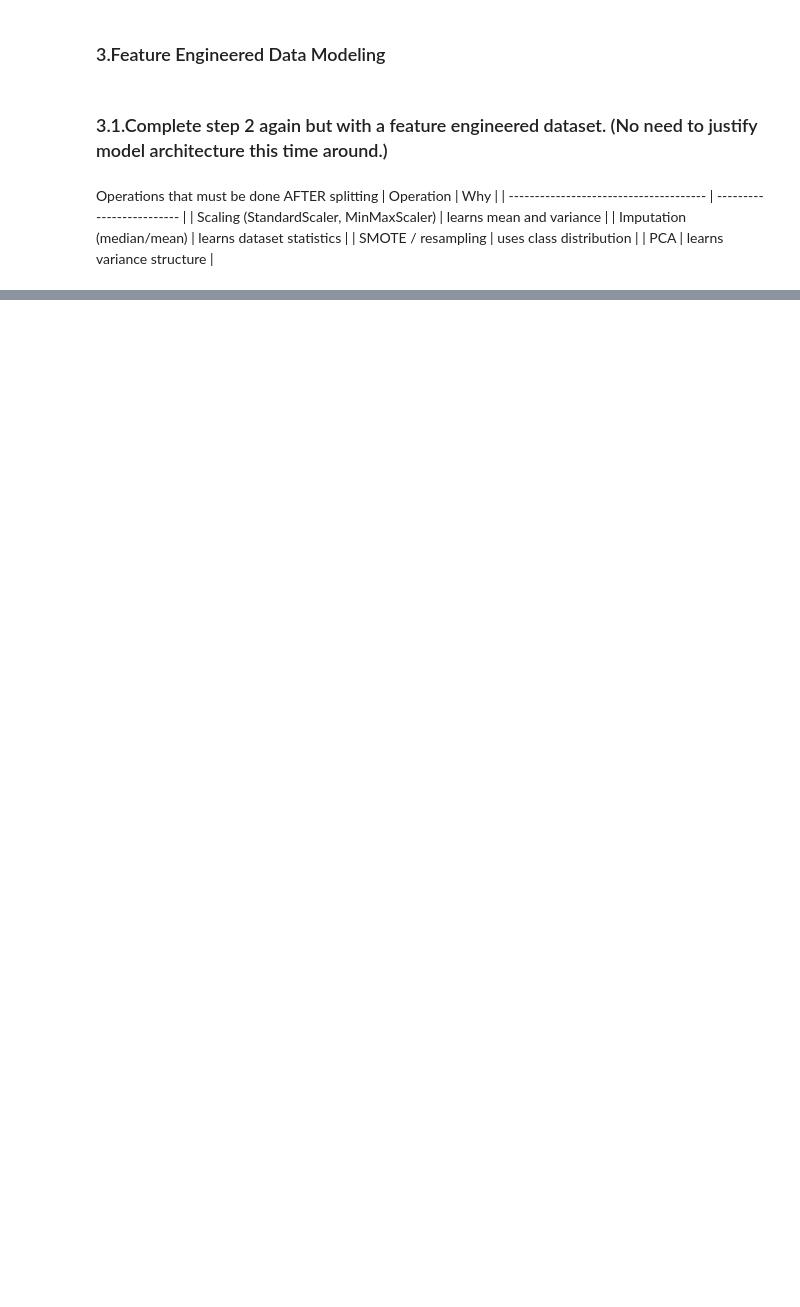
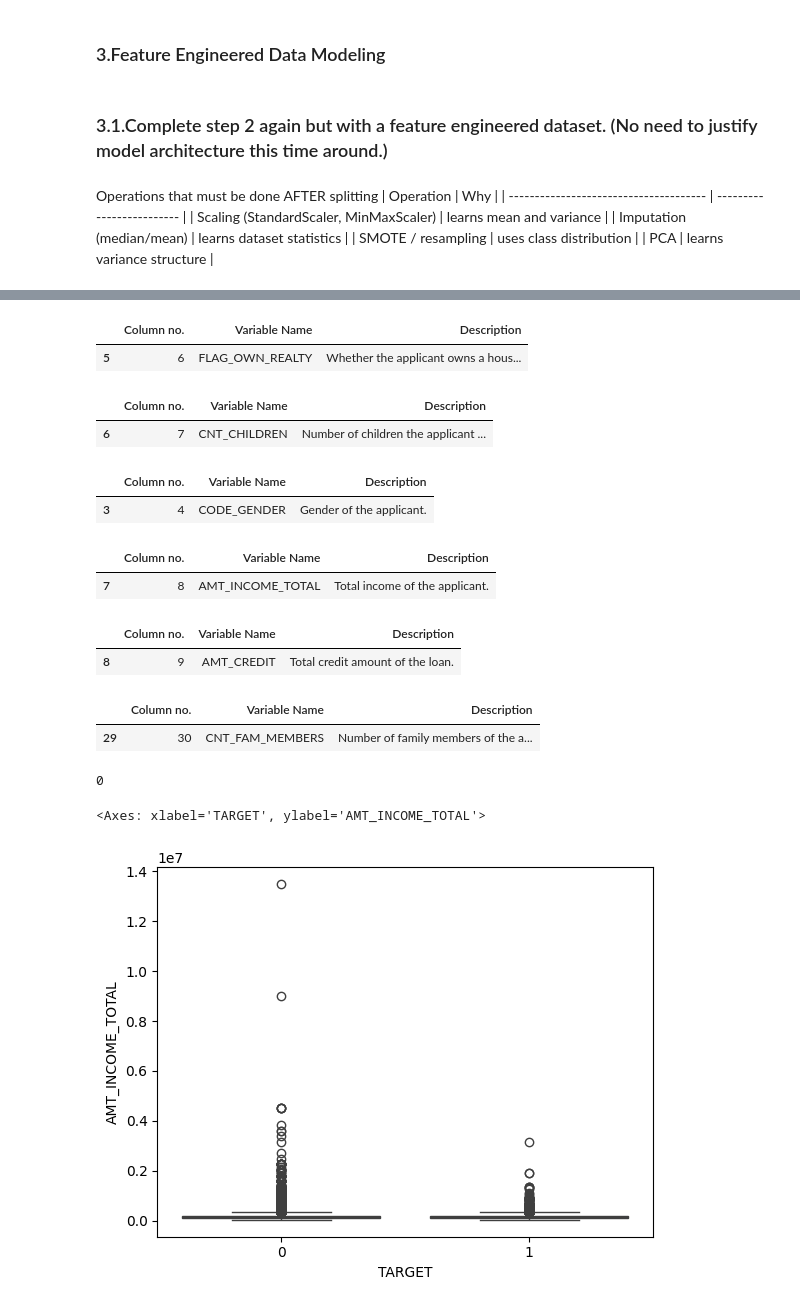
Before and after one commit to Mesterumit/Loan_Repay_-U4-END-, a Jupyter notebook: notebooks/Repay_loan_api.ipynb, the cells around one changed output, grey strips where cells are left out. Drawn from its saved outputs; the diff is of its cells as text; code cells hidden in the pictures; blank space fills up the shorter version.

```diff
--- a/notebooks/Repay_loan_api.ipynb
+++ b/notebooks/Repay_loan_api.ipynb
@@ -478,3 +468,54 @@ df_Ml_2.head()
 | 2 | 0 | Revolving loans | M | Y | Y | 0 | ... |
 | 3 | 0 | Cash loans | F | N | Y | 0 | ... |
 | 4 | 0 | Cash loans | M | N | Y | 0 | ... |
+# %%
+df_dic[df_dic['Variable Name'] == 'FLAG_OWN_REALTY']
+# %% [output]
+|  | Column no. | Variable Name | Description |
+| 5 | 6 | FLAG_OWN_REALTY | Whether the applicant owns a hous... |
+# %%
+df_dic[df_dic['Variable Name'] == 'CNT_CHILDREN']
+# %% [output]
+|  | Column no. | Variable Name | Description |
+| 6 | 7 | CNT_CHILDREN | Number of children the applicant ... |
+# %%
+df_dic[df_dic['Variable Name'] == 'CODE_GENDER']
+# %% [output]
+|  | Column no. | Variable Name | Description |
+| 3 | 4 | CODE_GENDER | Gender of the applicant. |
+# %%
+df_dic[df_dic['Variable Name'] == 'AMT_INCOME_TOTAL']
+# %% [output]
+|  | Column no. | Variable Name | Description |
+| 7 | 8 | AMT_INCOME_TOTAL | Total income of the applicant. |
+# %%
+df_dic[df_dic['Variable Name'] == 'AMT_CREDIT']
+# %% [output]
+|  | Column no. | Variable Name | Description |
+| 8 | 9 | AMT_CREDIT | Total credit amount of the loan. |
+# %%
+df_dic[df_dic['Variable Name'] == "CNT_FAM_MEMBERS"]
+# %% [output]
+|  | Column no. | Variable Name | Description |
+| 29 | 30 | CNT_FAM_MEMBERS | Number of family members of the a... |
+# %%
+df_Ml_2['CREDIT_INCOME_RATIO'] = df_Ml_2["AMT_CREDIT"]/df_Ml_2['AMT_INCOME_TOTAL']
+# %%
+df_Ml_2['INCOME_PER_PERSON'] = df_Ml_2['AMT_INCOME_TOTAL'] / df_Ml_2['CNT_FAM_MEMBERS']
+# %%
+df_Ml_2['AMT_INCOME_TOTAL'].isna().sum()
+# %% [output]
+0
+# %%
+X_ML = df_Ml_2.drop('TARGET', axis=1)
+y_ML = df_Ml_2['TARGET']
+# %%
+X_ML_train, X_ML_test, y_ml_train, y_ml_test = train_test_split(
+    X_ML, y_ML, test_size=0.2, random_state=42
+)
+# %%
+
+sns.boxplot(x=y_ml_train, y=X_ML_train['AMT_INCOME_TOTAL'])
+# %% [output]
+<Axes: xlabel='TARGET', ylabel='AMT_INCOME_TOTAL'>
+[figure, added]
```
Also changed, not shown: parts of 18 cells of this notebook.
